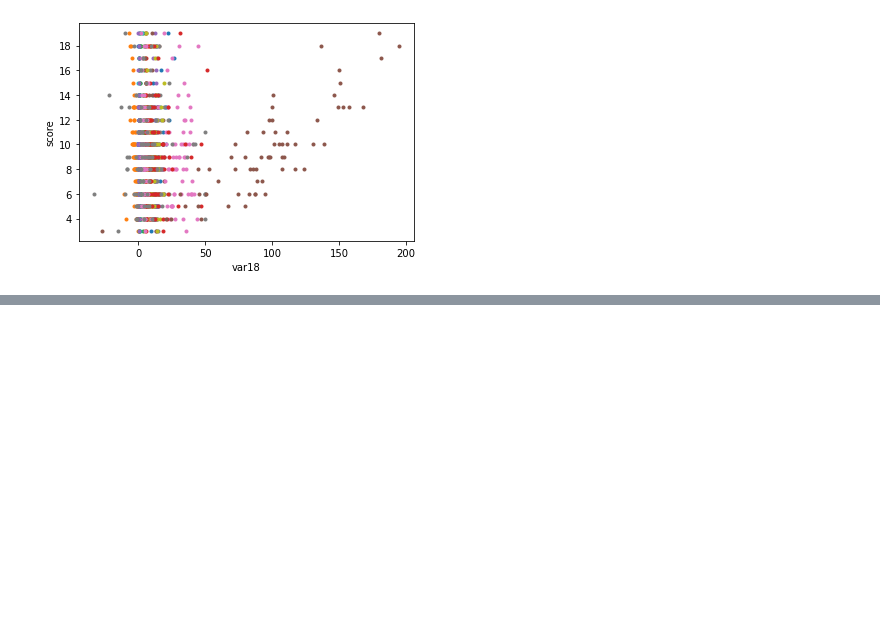
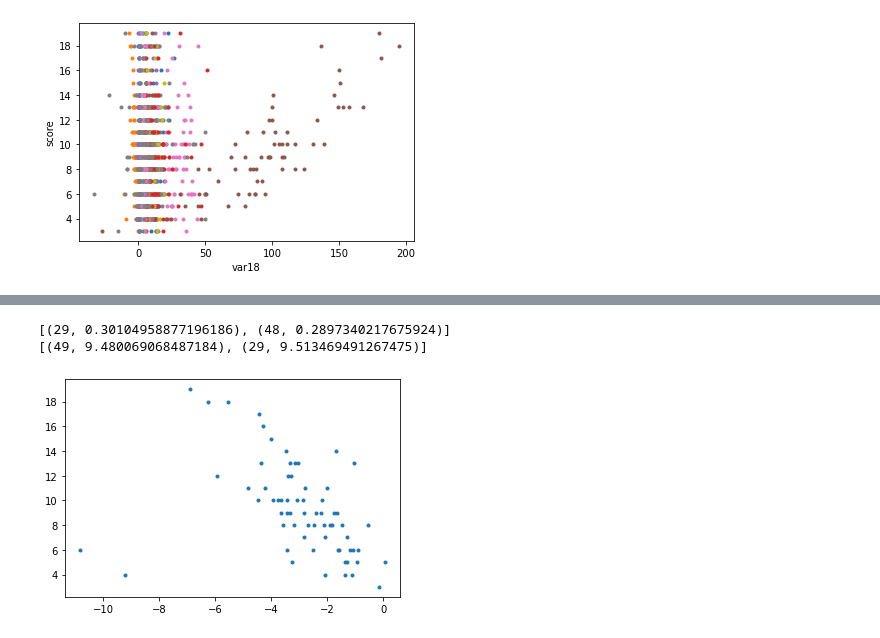
Before and after one commit to abfariah/BE_AML_Linear, a Jupyter notebook: ROBINET_STRANG.ipynb, the cells around one changed output, grey strips where cells are left out. Saved outputs shown, nothing was run; the diff lists cells and outputs as text; code cells hidden in the pictures; blank space fills up the shorter version.

```diff
--- a/ROBINET_STRANG.ipynb
+++ b/ROBINET_STRANG.ipynb
@@ -55,0 +163,64 @@ from sklearn import
+# %%
+#QUESTION 1.3 : On s'interesse maintenant au lien entre la variable 'score' et 'var12'.
+#               On peut remarquer que ces donnees contiennent deux valeurs aberrantes.
+#
+#QUESTION 1.3.1 : Definissez une procedure pour detecter automatiquement deux donnees aberrantes dans
+#               un jeu de donnees.
+#
+
+### Test de la qualité de la regression après suppression d'une observation
+
+from sklearn.linear_model import LinearRegression
+L= 11
+MSE = []
+R = []
+plt.plot(X[:,11],Y[:],'.')
+for i in range(66):
+    X2= np.concatenate((X[:i,L,np.newaxis],X[i+1:,L,np.newaxis]),axis=0)
+    lr = LinearRegression()
+    Y2= np.concatenate((Y[:i],Y[i+1:]),axis=0)
+    lr.fit(X2,Y2)
+
+
+    Y_pred = lr.predict(X2)
+    SST = np.sum((Y2-mean)*(Y2-mean))
+    SSR = np.sum((Y_pred-mean)*(Y_pred-mean))
+    erreur = Y_pred - Y2
+    mse = np.mean(erreur*erreur)
+    MSE += [mse]
+    r = SSR/SST
+    R+= [r]
+
+#print(MSE)
+#print(R)
+
+
+############### Recherche d'outlier #########
+
+## Méthode de maximisation du R²
+Outlier1 = []
+rMax = max(R)
+rMax_ind = R.index(rMax)
+R.pop(rMax_ind)
+Outlier1 += [(rMax_ind,rMax)]
+rMax2 = max(R)
+rMax_ind2 = R.index(rMax2)
+R.pop(rMax_ind2)
+Outlier1 += [(rMax_ind2,rMax2)]
+print(Outlier1)
+
+## Méthode de minimisation de la MSE
+Outlier2 = []
+mMin = min(MSE)
+mMin_ind = MSE.index(mMin)
+MSE.pop(mMin_ind)
+Outlier2 += [(mMin_ind,mMin)]
+mMin2 = min(MSE)
+mMin_ind2 = MSE.index(mMin2)
+MSE.pop(mMin_ind2)
+Outlier2 += [(mMin_ind2,mMin2)]
+print(Outlier2)
+# %% [output]
+[(29, 0.30104958877196186), (48, 0.2897340217675924)]
+[(49, 9.480069068487184), (29, 9.513469491267475)]
+[figure, added]
```
Also changed, not shown: parts of 13 cells of this notebook.
